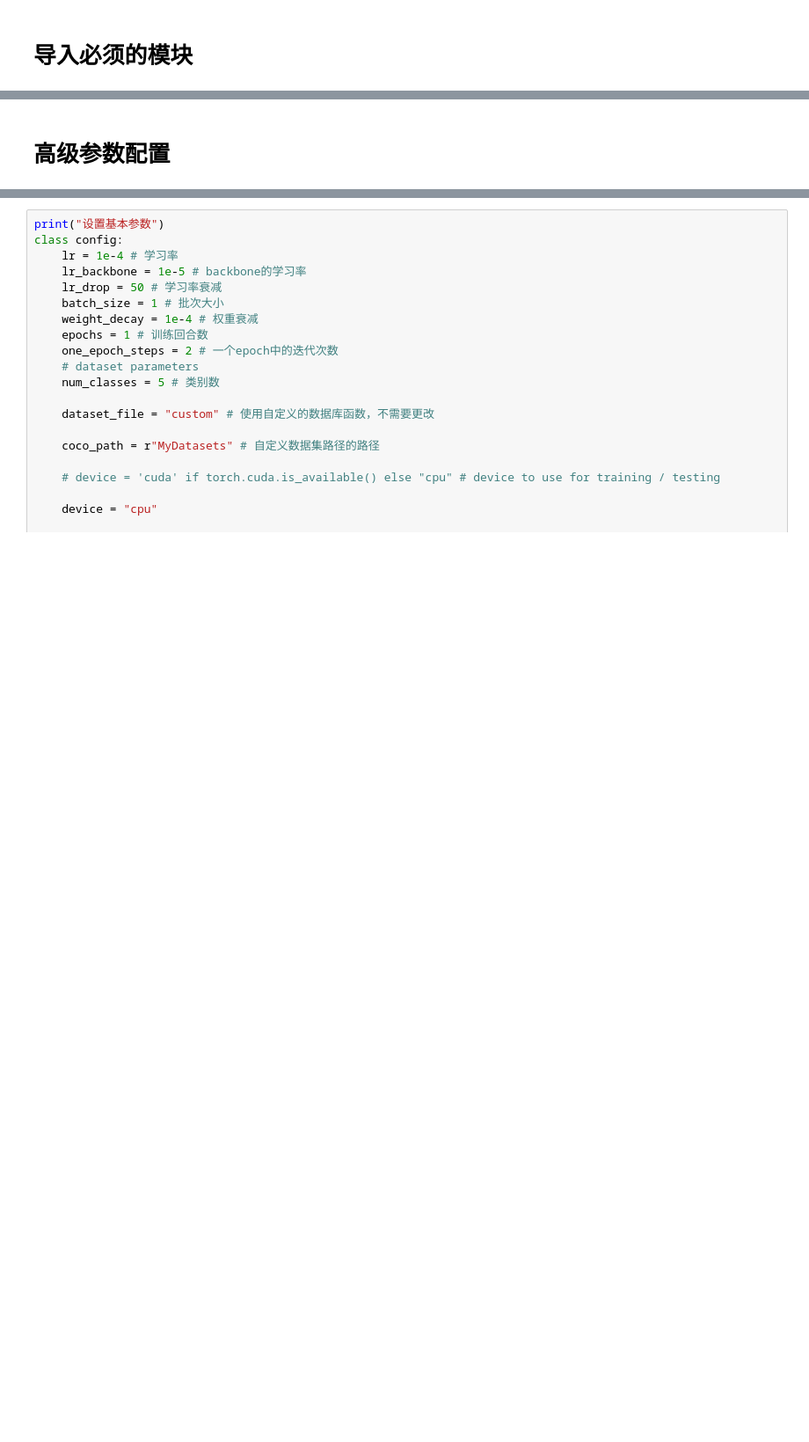
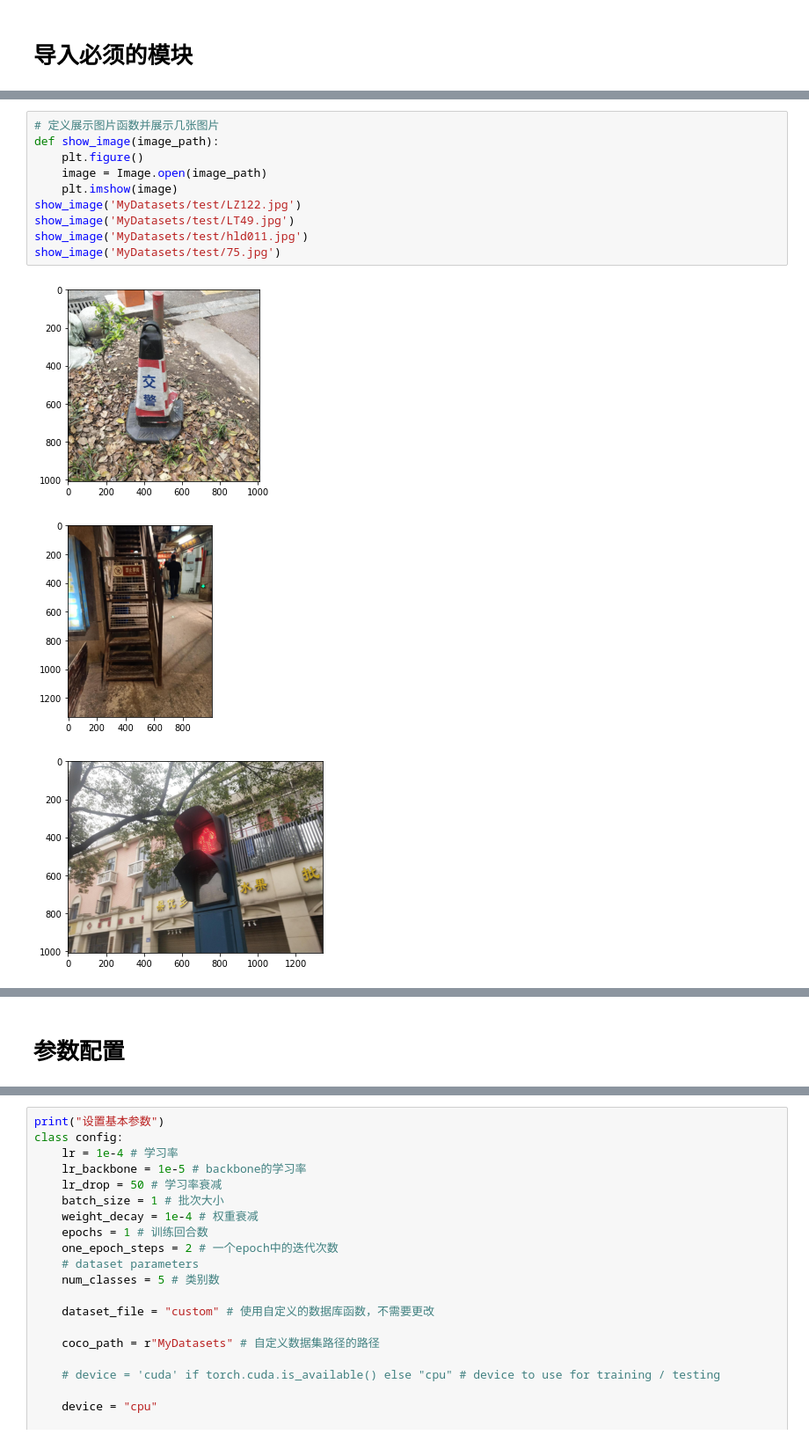
Before and after one commit to qiyuqianxai/Detr-outdoor, a Jupyter notebook: train.ipynb, the cells around one changed output, grey strips where cells are left out. Shown at 88% size. Drawn from its saved outputs; the diff is of its cells as text; blank space fills up the shorter version.

```diff
--- a/train.ipynb
+++ b/train.ipynb
@@ -41 +49,15 @@ You should consider upgrading via the '/opt/conda/bin/python -m pip install --up
 模块导入成功！
+# %%
+# 定义展示图片函数并展示几张图片
+def show_image(image_path):
+    plt.figure()
+    image = Image.open(image_path)
+    plt.imshow(image)
+show_image('MyDatasets/test/LZ122.jpg')
+show_image('MyDatasets/test/LT49.jpg')
+show_image('MyDatasets/test/hld011.jpg')
+show_image('MyDatasets/test/75.jpg')
+# %% [output]
+[figure, added]
+[figure, added]
+[figure, added]
@@ -42,2 +65,2 @@ You should consider upgrading via the '/opt/conda/bin/python -m pip install --up
 # %% [markdown]
-# 高级参数配置
+#  参数配置
```
Also changed, not shown: parts of 8 cells of this notebook, 7 other files.
